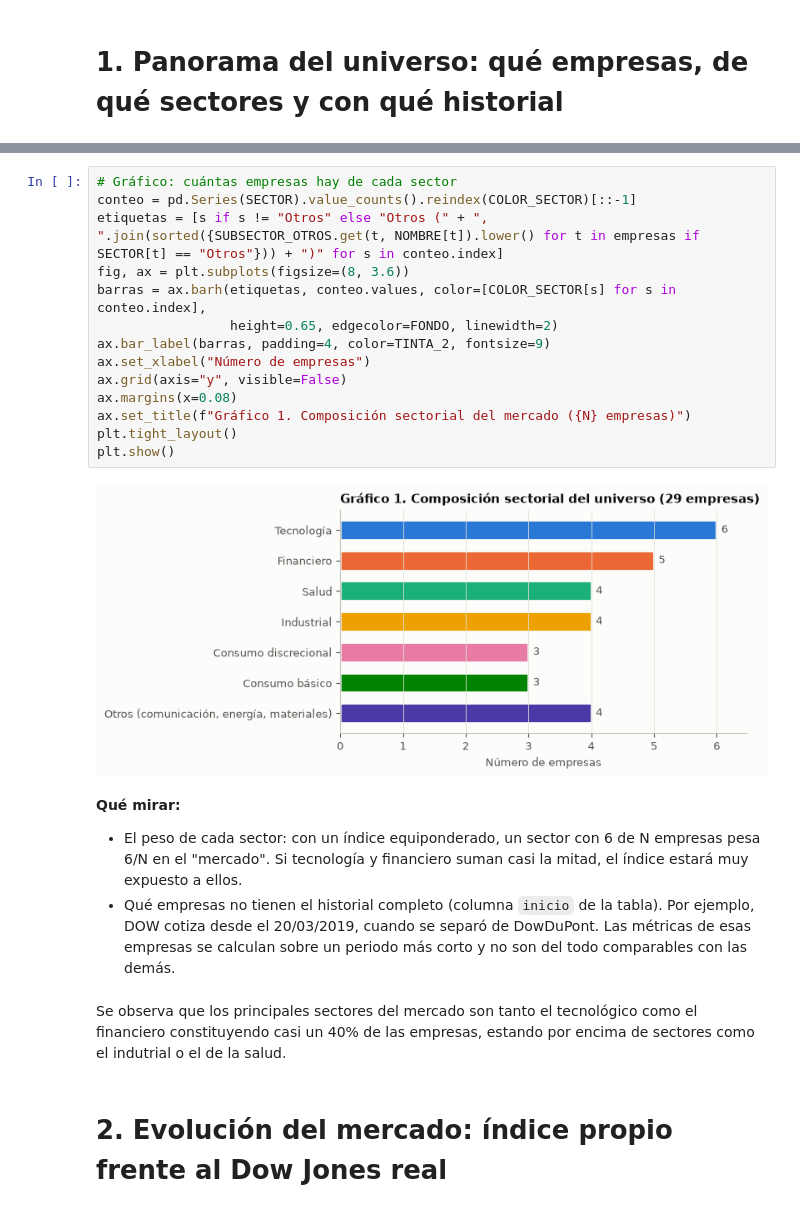
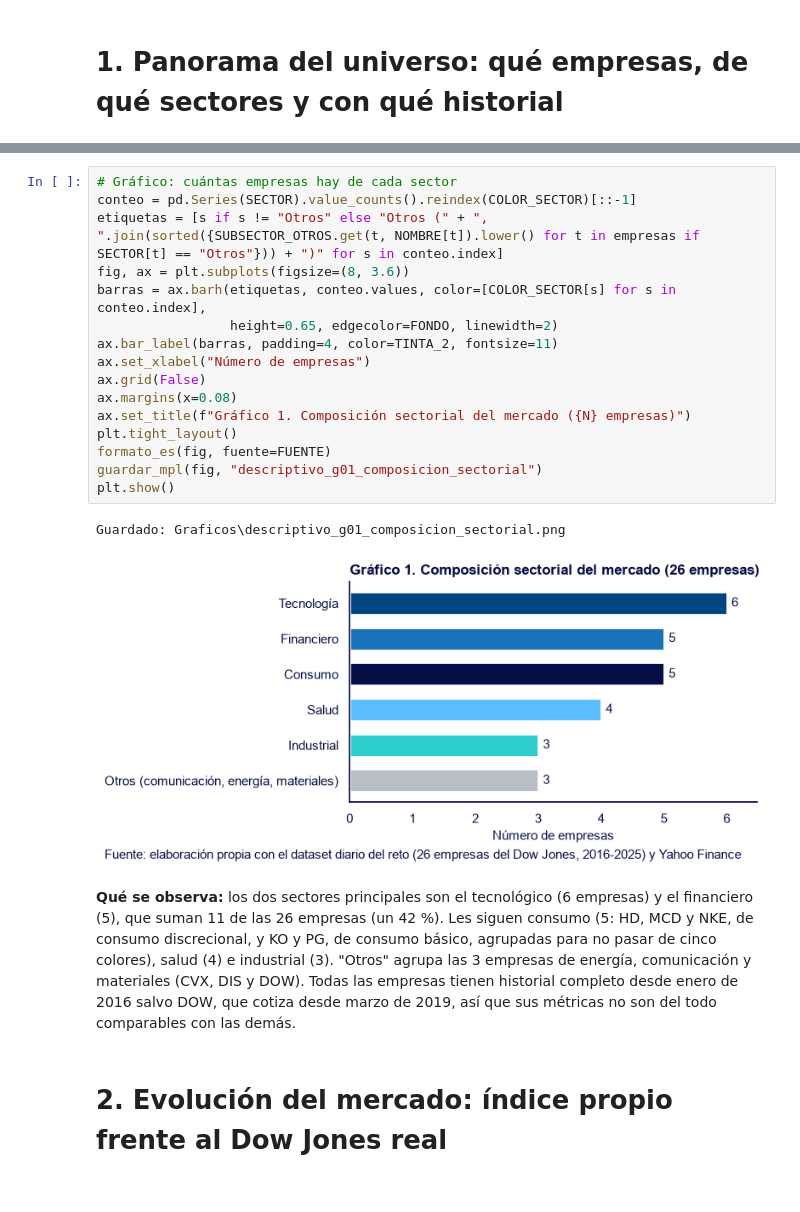
Before and after one commit to danielsoponaru/26_27_R09_Azul_Claro, a Jupyter notebook: Analisis_descriptivo.ipynb, the cells around one changed output, grey strips where cells are left out. Saved outputs shown, nothing was run; the diff lists cells and outputs as text.

Commit message:
Analisis descriptivo completado y graficos con paleta

```diff
--- a/Analisis_descriptivo.ipynb
+++ b/Analisis_descriptivo.ipynb
@@ -244,28 +255,24 @@ max    252   251   251   252   253   252   251   250   252   250
 # %%
 # Gráfico: cuántas empresas hay de cada sector
 conteo = pd.Series(SECTOR).value_counts().reindex(COLOR_SECTOR)[::-1]
 etiquetas = [s if s != "Otros" else "Otros (" + ", ".join(sorted({SUBSECTOR_OTROS.get(t, NOMBRE[t]).lower() for t in empresas if SECTOR[t] == "Otros"})) + ")" for s in conteo.index]
 fig, ax = plt.subplots(figsize=(8, 3.6))
 barras = ax.barh(etiquetas, conteo.values, color=[COLOR_SECTOR[s] for s in conteo.index],
                  height=0.65, edgecolor=FONDO, linewidth=2)
-ax.bar_label(barras, padding=4, color=TINTA_2, fontsize=9)
+ax.bar_label(barras, padding=4, color=TINTA_2, fontsize=11)
 ax.set_xlabel("Número de empresas")
-ax.grid(axis="y", visible=False)
+ax.grid(False)
 ax.margins(x=0.08)
 ax.set_title(f"Gráfico 1. Composición sectorial del mercado ({N} empresas)")
 plt.tight_layout()
+formato_es(fig, fuente=FUENTE)
+guardar_mpl(fig, "descriptivo_g01_composicion_sectorial")
 plt.show()
 # %% [output]
+Guardado: Graficos\descriptivo_g01_composicion_sectorial.png
-[figure, old version]
+[figure, new version]
-# %% [markdown]
-**Qué mirar:**
-- El peso de cada sector: con un índice equiponderado, un sector con 6 de N empresas pesa 6/N en el "mercado".
-  Si tecnología y financiero suman casi la mitad, el índice estará muy expuesto a ellos.
-- Qué empresas no tienen el historial completo (columna `inicio` de la tabla). Por ejemplo, DOW cotiza desde
-  el 20/03/2019, cuando se separó de DowDuPont. Las métricas de esas empresas se calculan sobre un periodo más
-  corto y no son del todo comparables con las demás.
 # %% [markdown]
-Se observa que los principales sectores del mercado son tanto el tecnológico como el financiero constituyendo casi un 40% de las empresas, estando por encima de sectores como el indutrial o el de la salud.
+**Qué se observa:** los dos sectores principales son el tecnológico (6 empresas) y el financiero (5), que suman 11 de las 26 empresas (un 42 %). Les siguen consumo (5: HD, MCD y NKE, de consumo discrecional, y KO y PG, de consumo básico, agrupadas para no pasar de cinco colores), salud (4) e industrial (3). "Otros" agrupa las 3 empresas de energía, comunicación y materiales (CVX, DIS y DOW). Todas las empresas tienen historial completo desde enero de 2016 salvo DOW, que cotiza desde marzo de 2019, así que sus métricas no son del todo comparables con las demás.
 # %% [markdown]
 # 2. Evolución del mercado: índice propio frente al Dow Jones real
 # %%
```
Also changed, not shown: parts of 56 cells of this notebook, 20 other files.
